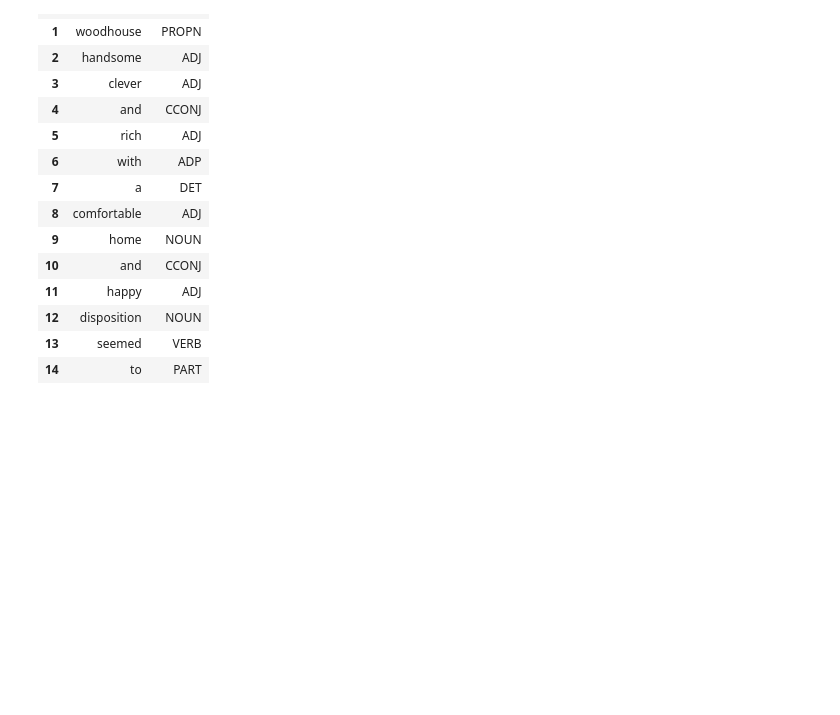
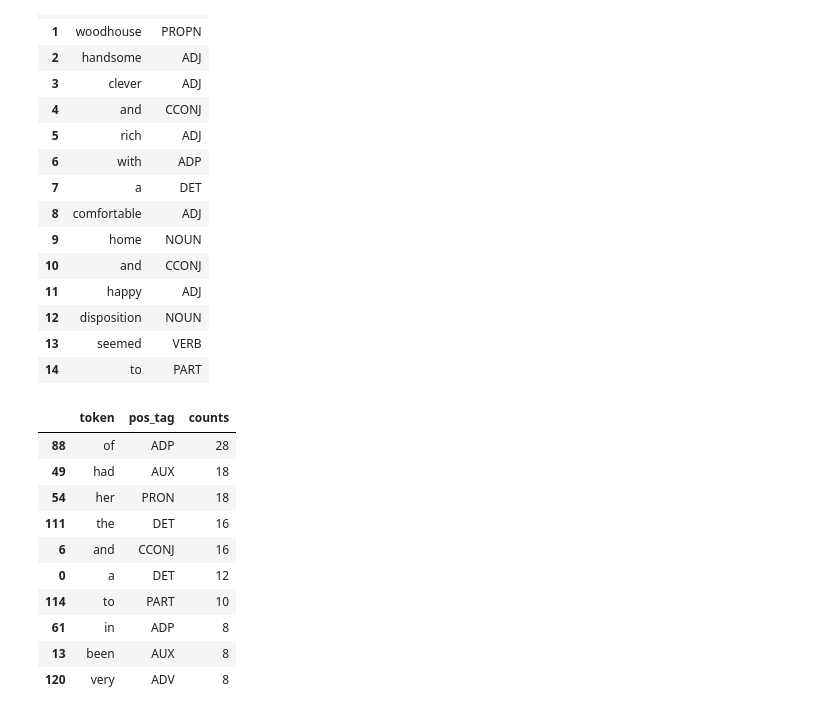
Before and after one commit to anupam-dosar/AI2026, a Jupyter notebook: POS.ipynb, the cells around one changed output. Drawn from its saved outputs; the diff is of its cells as text; code cells hidden in the pictures; blank space fills up the shorter version.

```diff
--- a/POS.ipynb
+++ b/POS.ipynb
@@ -55,3 +37,18 @@ pos_df.head(15)
 | 12 | disposition | NOUN |
 | 13 | seemed | VERB |
 | 14 | to | PART |
+# %%
+pos_df_counts = pos_df.groupby(['token','pos_tag']).size().reset_index(name='counts').sort_values(by='counts', ascending=False)
+pos_df_counts.head(10)
+# %% [output]
+|  | token | pos_tag | counts |
+| 88 | of | ADP | 28 |
+| 49 | had | AUX | 18 |
+| 54 | her | PRON | 18 |
+| 111 | the | DET | 16 |
+| 6 | and | CCONJ | 16 |
+| 0 | a | DET | 12 |
+| 114 | to | PART | 10 |
+| 61 | in | ADP | 8 |
+| 13 | been | AUX | 8 |
+| 120 | very | ADV | 8 |
```
Also changed, not shown: parts of 3 cells of this notebook, 11 other files.
